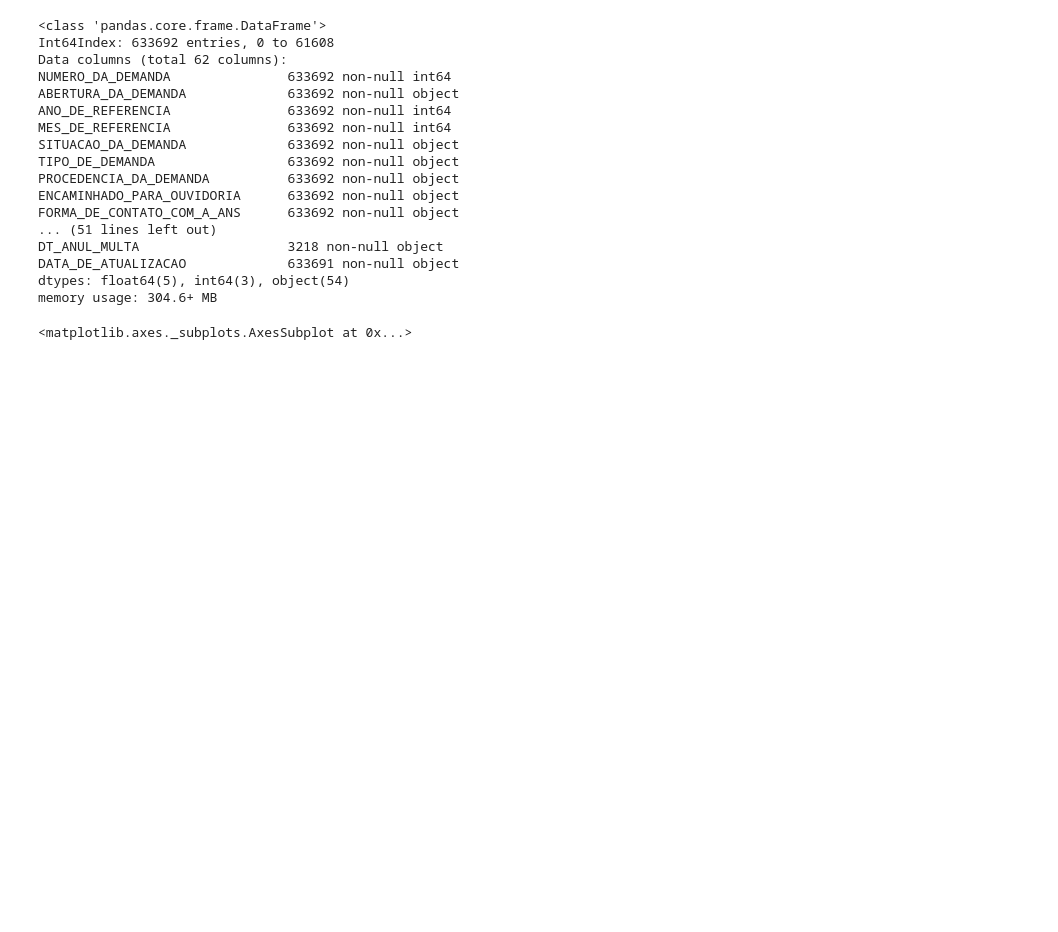
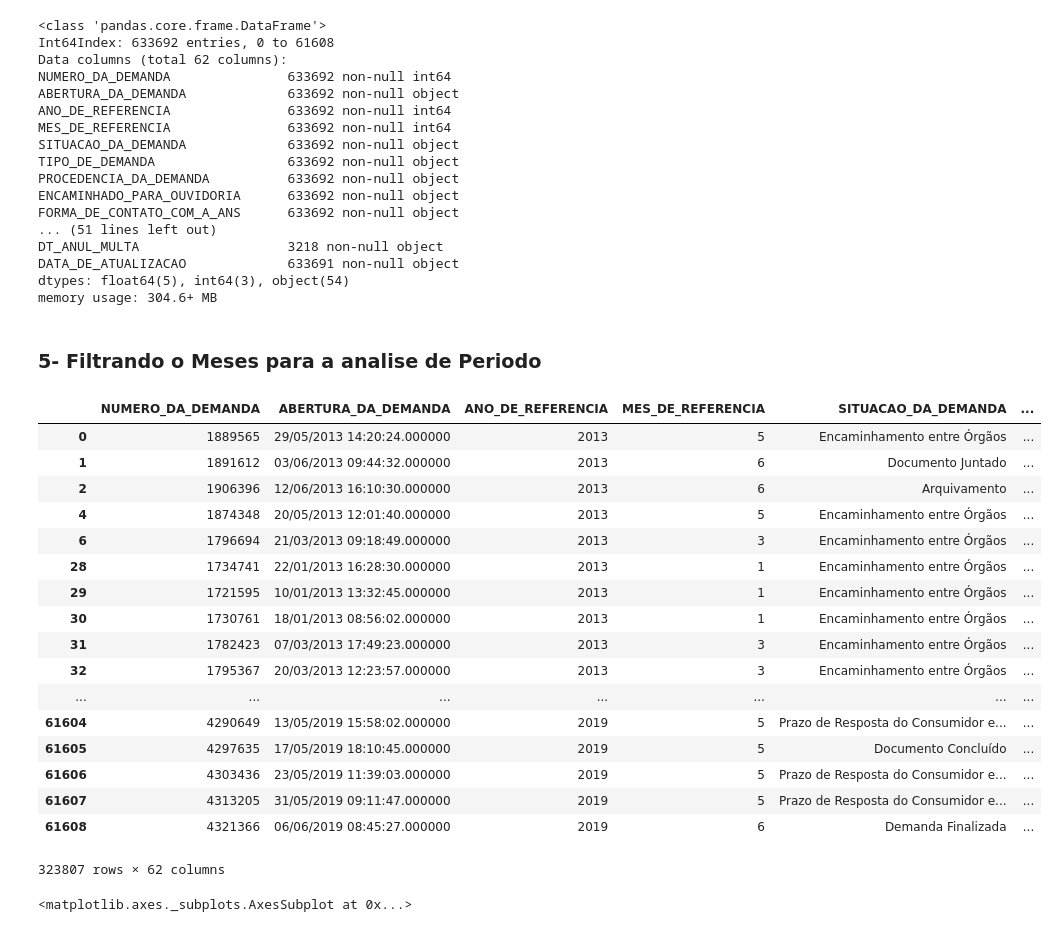
Before and after one commit to leonidasgomes/democats, a Jupyter notebook: Data Adventure 02.ipynb, the cells around one changed output. Saved outputs shown, nothing was run; the diff lists cells and outputs as text; code cells hidden in the pictures; blank space fills up the shorter version.

```diff
--- a/Data Adventure 02.ipynb
+++ b/Data Adventure 02.ipynb
@@ -104,4 +104,6 @@ DT_ANUL_MULTA                   3218 non-null object
 DATA_DE_ATUALIZACAO             633691 non-null object
 dtypes: float64(5), int64(3), object(54)
 memory usage: 304.6+ MB
+# %% [markdown]
+### 5- Filtrando o Meses para a analise de Periodo
 # %%
@@ -109,4 +110,25 @@ df['NUMERO_DA_DEMANDA'].nunique()
 df = df[(df['MES_DE_REFERENCIA']<=6)]
+# %%
+df
+# %% [output]
+|  | NUMERO_DA_DEMANDA | ABERTURA_DA_DEMANDA | ANO_DE_REFERENCIA | MES_DE_REFERENCIA | SITUACAO_DA_DEMANDA | ... |
+| 0 | 1889565 | 29/05/2013 14:20:24.000000 | 2013 | 5 | Encaminhamento entre Órgãos | ... |
+| 1 | 1891612 | 03/06/2013 09:44:32.000000 | 2013 | 6 | Documento Juntado | ... |
+| 2 | 1906396 | 12/06/2013 16:10:30.000000 | 2013 | 6 | Arquivamento | ... |
+| 4 | 1874348 | 20/05/2013 12:01:40.000000 | 2013 | 5 | Encaminhamento entre Órgãos | ... |
+| 6 | 1796694 | 21/03/2013 09:18:49.000000 | 2013 | 3 | Encaminhamento entre Órgãos | ... |
+| 28 | 1734741 | 22/01/2013 16:28:30.000000 | 2013 | 1 | Encaminhamento entre Órgãos | ... |
+| 29 | 1721595 | 10/01/2013 13:32:45.000000 | 2013 | 1 | Encaminhamento entre Órgãos | ... |
+| 30 | 1730761 | 18/01/2013 08:56:02.000000 | 2013 | 1 | Encaminhamento entre Órgãos | ... |
+| 31 | 1782423 | 07/03/2013 17:49:23.000000 | 2013 | 3 | Encaminhamento entre Órgãos | ... |
+| 32 | 1795367 | 20/03/2013 12:23:57.000000 | 2013 | 3 | Encaminhamento entre Órgãos | ... |
+| ... | ... | ... | ... | ... | ... | ... |
+| 61604 | 4290649 | 13/05/2019 15:58:02.000000 | 2019 | 5 | Prazo de Resposta do Consumidor e... | ... |
+| 61605 | 4297635 | 17/05/2019 18:10:45.000000 | 2019 | 5 | Documento Concluído | ... |
+| 61606 | 4303436 | 23/05/2019 11:39:03.000000 | 2019 | 5 | Prazo de Resposta do Consumidor e... | ... |
+| 61607 | 4313205 | 31/05/2019 09:11:47.000000 | 2019 | 5 | Prazo de Resposta do Consumidor e... | ... |
+| 61608 | 4321366 | 06/06/2019 08:45:27.000000 | 2019 | 6 | Demanda Finalizada | ... |
+323807 rows × 62 columns
 # %%
 dfm =  df[['ANO_DE_REFERENCIA','NUMERO_DA_DEMANDA']].groupby(['ANO_DE_REFERENCIA'])['NUMERO_DA_DEMANDA'] \
                              .nunique() \
```
Also changed, not shown: parts of 2 cells of this notebook.
